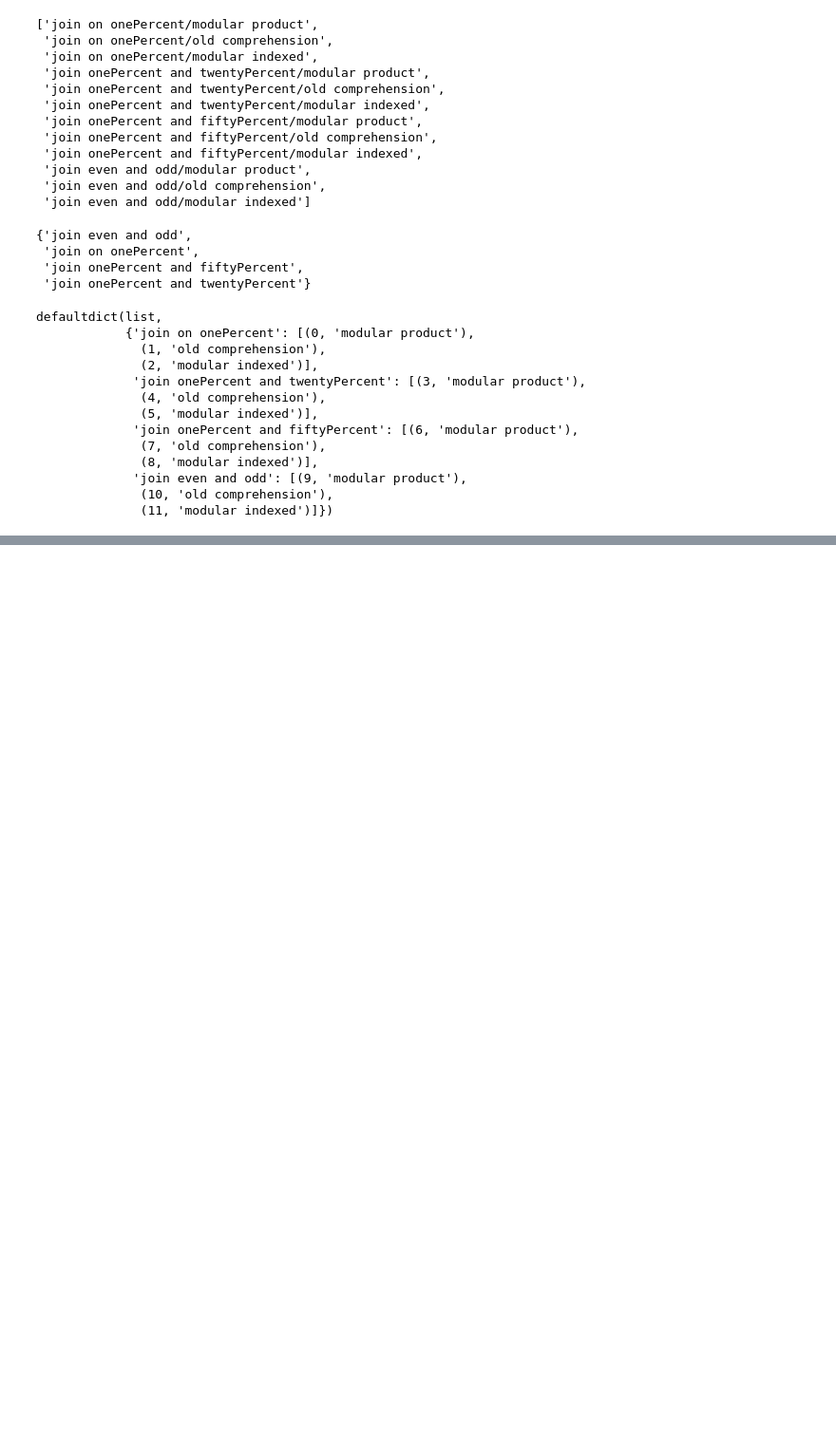
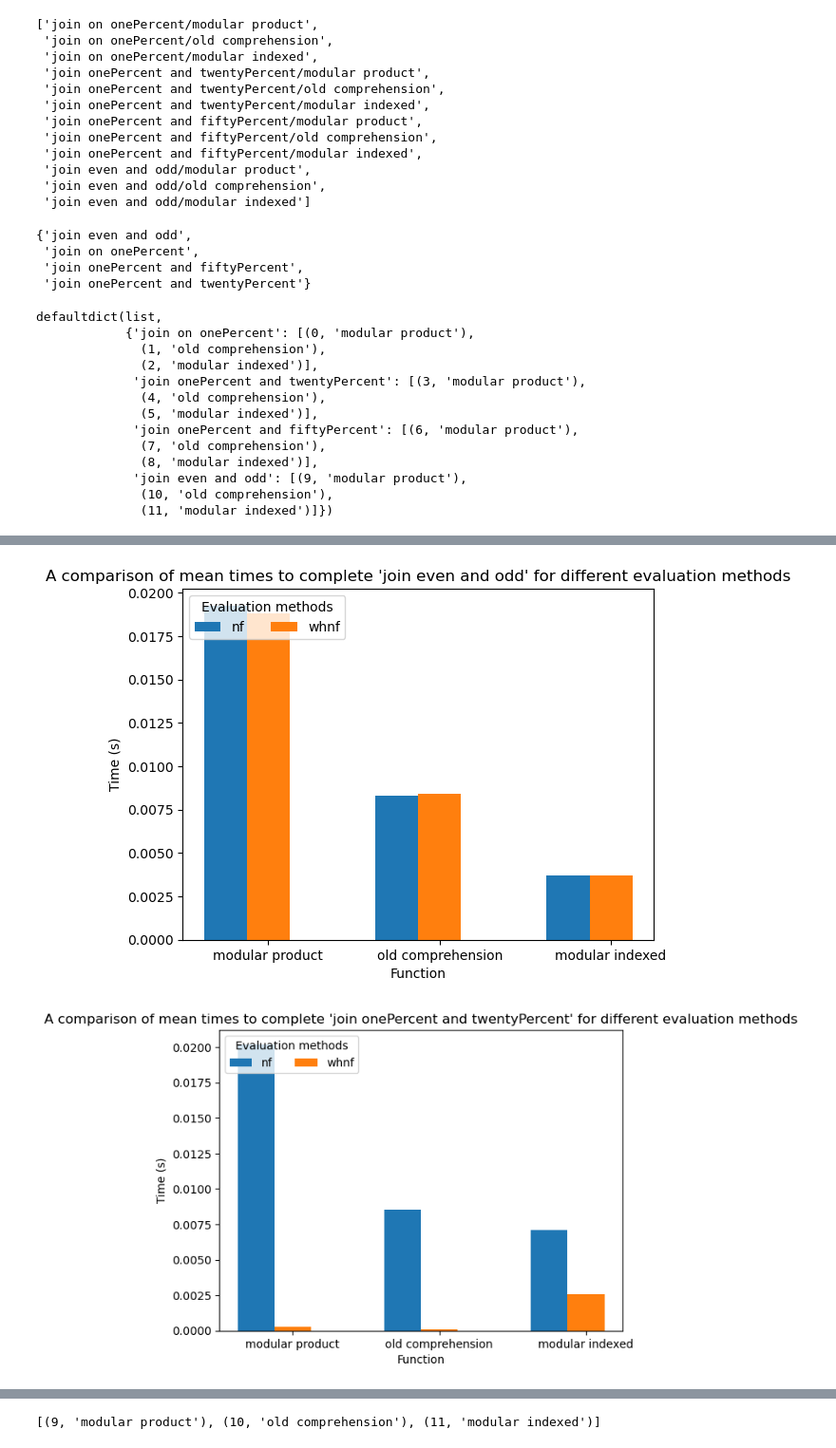
Before and after one commit to MatBon01/joinbench, a Jupyter notebook: analysis/joinbench.ipynb, the cells around one changed output, grey strips where cells are left out. Shown at 95% size. Saved outputs shown, nothing was run; the diff lists cells and outputs as text; code cells hidden in the pictures; blank space fills up the shorter version.

```diff
--- a/analysis/joinbench.ipynb
+++ b/analysis/joinbench.ipynb
@@ -72,0 +85,10 @@ plt.show()
+# %%
+emp = EvaluationMethodPlotter(nf, whnf)
+
+for group in nf.get_benchmark_group_names():
+    fig, ax = plt.subplots()
+    emp.plot_benchmark_group_means_comparison(ax, group)
+    plt.show()
+# %% [output]
+[figure, added]
+[figure, added]
@@ -72,0 +97,4 @@ plt.show()
+# %%
+whnf.map_benchmark_groups_and_benchmark_indices()[bg]
+# %% [output]
+[(9, 'modular product'), (10, 'old comprehension'), (11, 'modular indexed')]
```
Also changed, not shown: parts of 11 cells of this notebook, 15 other files.
